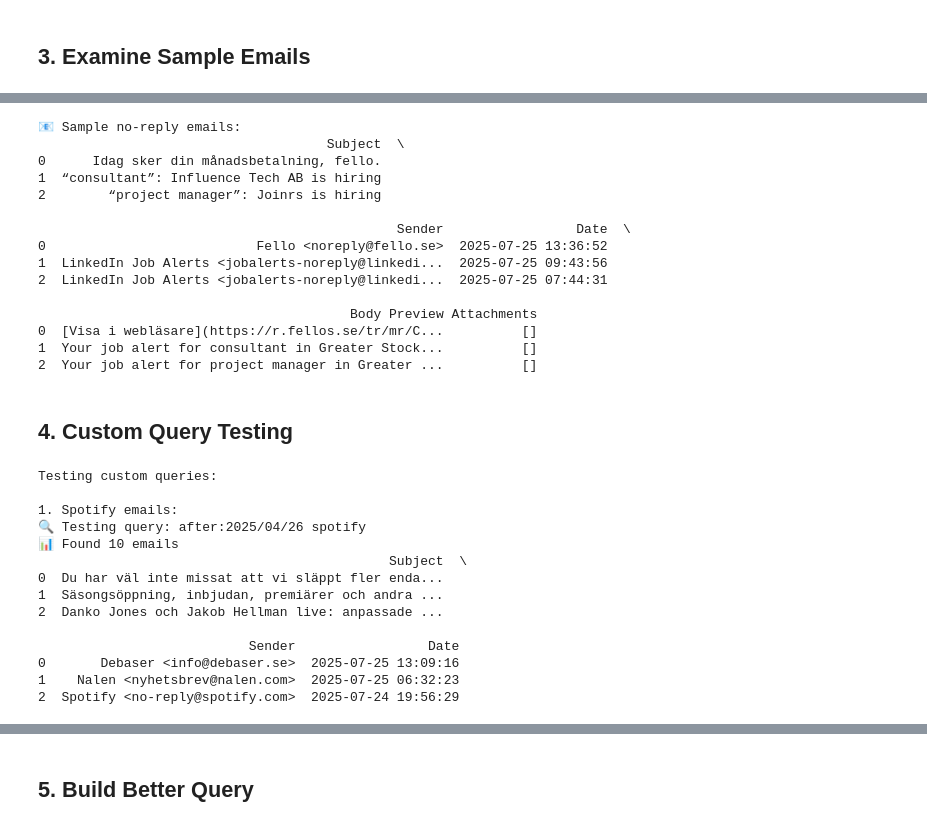
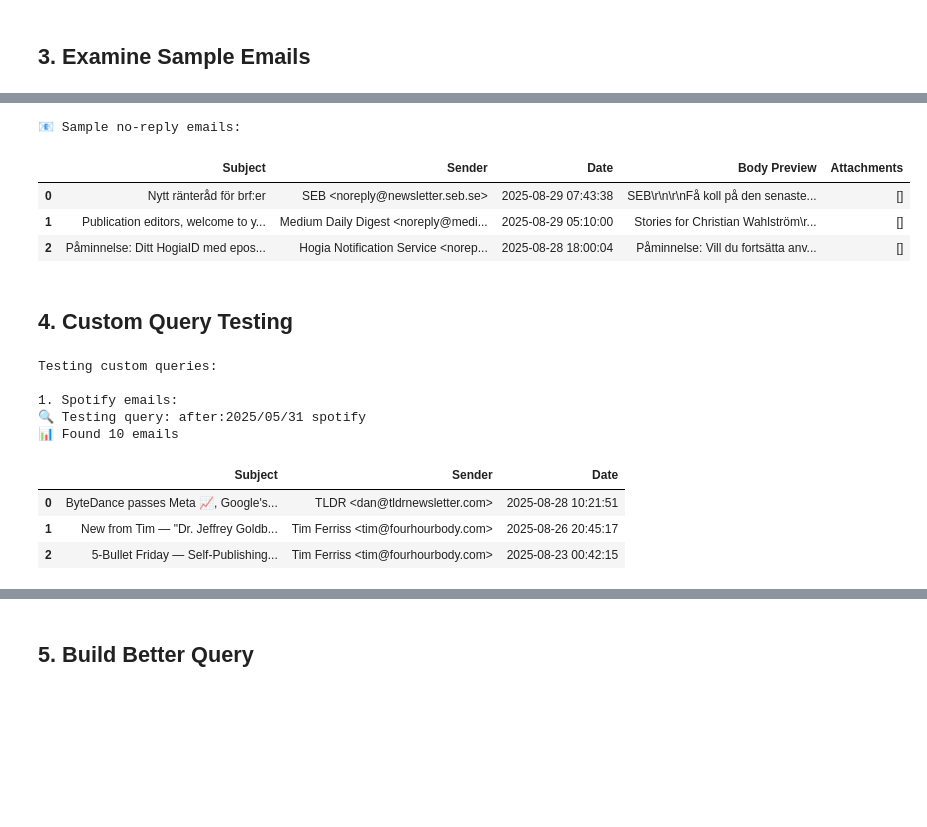
Before and after one commit to userchallenge/gmail-invoice-agent, a Jupyter notebook: gmail_lab_notebook.ipynb, the cells around one changed output, grey strips where cells are left out. Saved outputs shown, nothing was run; the diff lists cells and outputs as text; code cells hidden in the pictures; blank space fills up the shorter version.

```diff
--- a/gmail_lab_notebook.ipynb
+++ b/gmail_lab_notebook.ipynb
@@ -240,27 +227,17 @@ print(attachment_samples)
 # %%
 # Sample no-reply emails (often automated billing)
 print("\n📧 Sample no-reply emails:")
 noreply_query = (
     f'after:{(datetime.now() - timedelta(days=30)).strftime("%Y/%m/%d")} from:noreply'
 )
 noreply_samples = get_sample_emails(noreply_query, max_samples=3)
-print(noreply_samples)
+display(noreply_samples)
 # %% [output]
 📧 Sample no-reply emails:
-                                     Subject  \
-0      Idag sker din månadsbetalning, fello.
-1  “consultant”: Influence Tech AB is hiring
-2        “project manager”: Joinrs is hiring
-
-                                              Sender                 Date  \
-0                           Fello <noreply@fello.se>  2025-07-25 13:36:52
-1  LinkedIn Job Alerts <jobalerts-noreply@linkedi...  2025-07-25 09:43:56
-2  LinkedIn Job Alerts <jobalerts-noreply@linkedi...  2025-07-25 07:44:31
-
-                                        Body Preview Attachments
-0  [Visa i webläsare](https://r.fellos.se/tr/mr/C...          []
-1  Your job alert for consultant in Greater Stock...          []
-2  Your job alert for project manager in Greater ...          []
+|  | Subject | Sender | Date | Body Preview | Attachments |
+| 0 | Nytt ränteråd för brf:er | SEB <noreply@newsletter.seb.se> | 2025-08-29 07:43:38 | SEB\r\n\r\nFå koll på den senaste... | [] |
+| 1 | Publication editors, welcome to y... | Medium Daily Digest <noreply@medi... | 2025-08-29 05:10:00 | Stories for Christian Wahlström\r... | [] |
+| 2 | Påminnelse: Ditt HogiaID med epos... | Hogia Notification Service <norep... | 2025-08-28 18:00:04 | Påminnelse: Vill du fortsätta anv... | [] |
 # %% [markdown]
 ## 4. Custom Query Testing
 # %%
@@ -324,23 +301,18 @@ print("Testing custom queries:\n")
 # Test 1: Look for specific vendor
 print("1. Spotify emails:")
 spotify_results = test_custom_query("spotify", days_back=90)
-print(spotify_results)
+display(spotify_results)
 print()
 # %% [output]
 Testing custom queries:
 
 1. Spotify emails:
-🔍 Testing query: after:2025/04/26 spotify
+🔍 Testing query: after:2025/05/31 spotify
 📊 Found 10 emails
-                                             Subject  \
-0  Du har väl inte missat att vi släppt fler enda...
-1  Säsongsöppning, inbjudan, premiärer och andra ...
-2  Danko Jones och Jakob Hellman live: anpassade ...
-
-                           Sender                 Date
-0       Debaser <info@debaser.se>  2025-07-25 13:09:16
-1    Nalen <nyhetsbrev@nalen.com>  2025-07-25 06:32:23
-2  Spotify <no-reply@spotify.com>  2025-07-24 19:56:29
+|  | Subject | Sender | Date |
+| 0 | ByteDance passes Meta 📈, Google's... | TLDR <dan@tldrnewsletter.com> | 2025-08-28 10:21:51 |
+| 1 | New from Tim — "Dr. Jeffrey Goldb... | Tim Ferriss <tim@fourhourbody.com> | 2025-08-26 20:45:17 |
+| 2 | 5-Bullet Friday — Self-Publishing... | Tim Ferriss <tim@fourhourbody.com> | 2025-08-23 00:42:15 |
 # %%
 # Test 2: Look for Swedish keywords in body/subject
 print("2. Swedish 'faktura' emails:")
```
Also changed, not shown: parts of 9 cells of this notebook, 16 other files.
